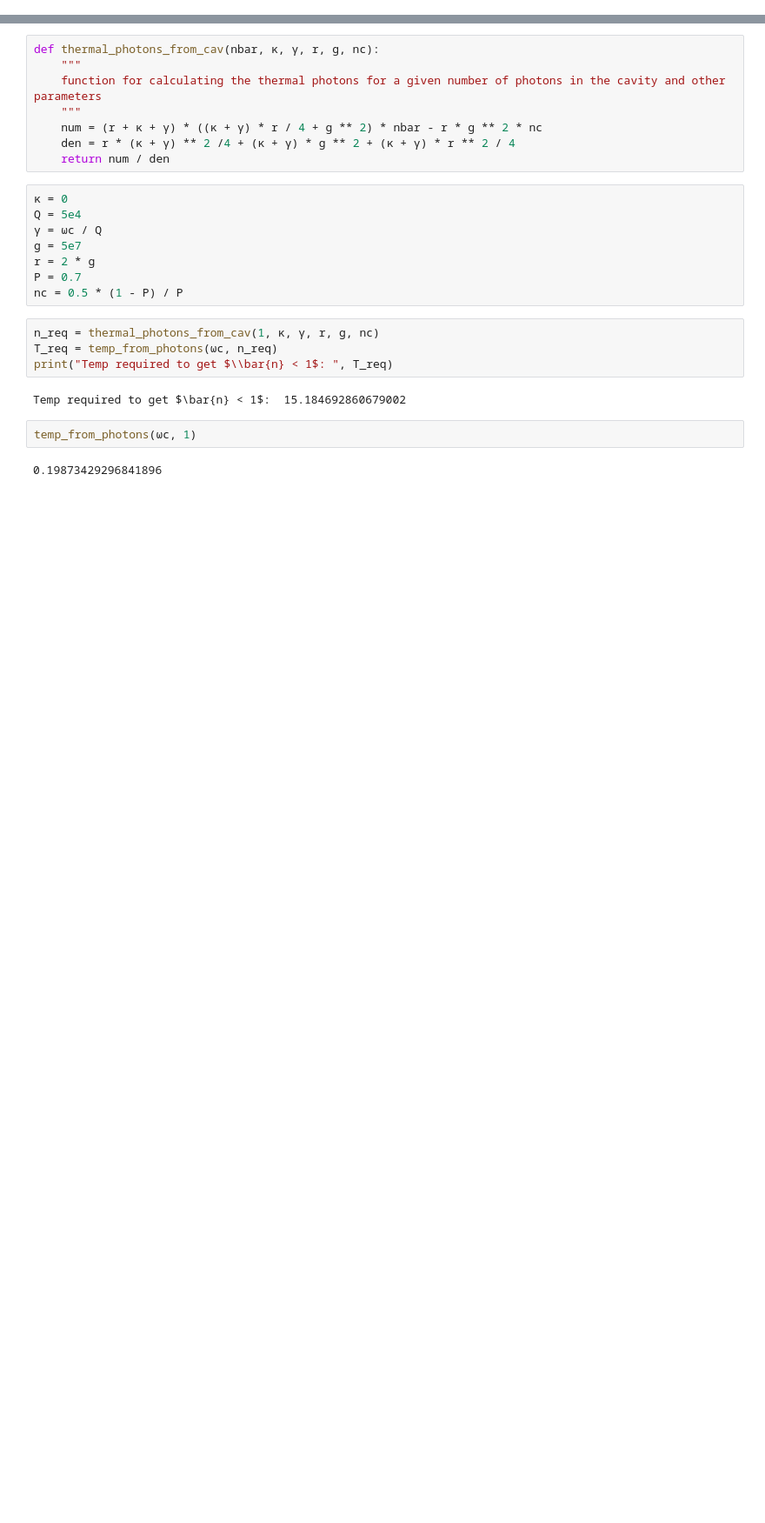
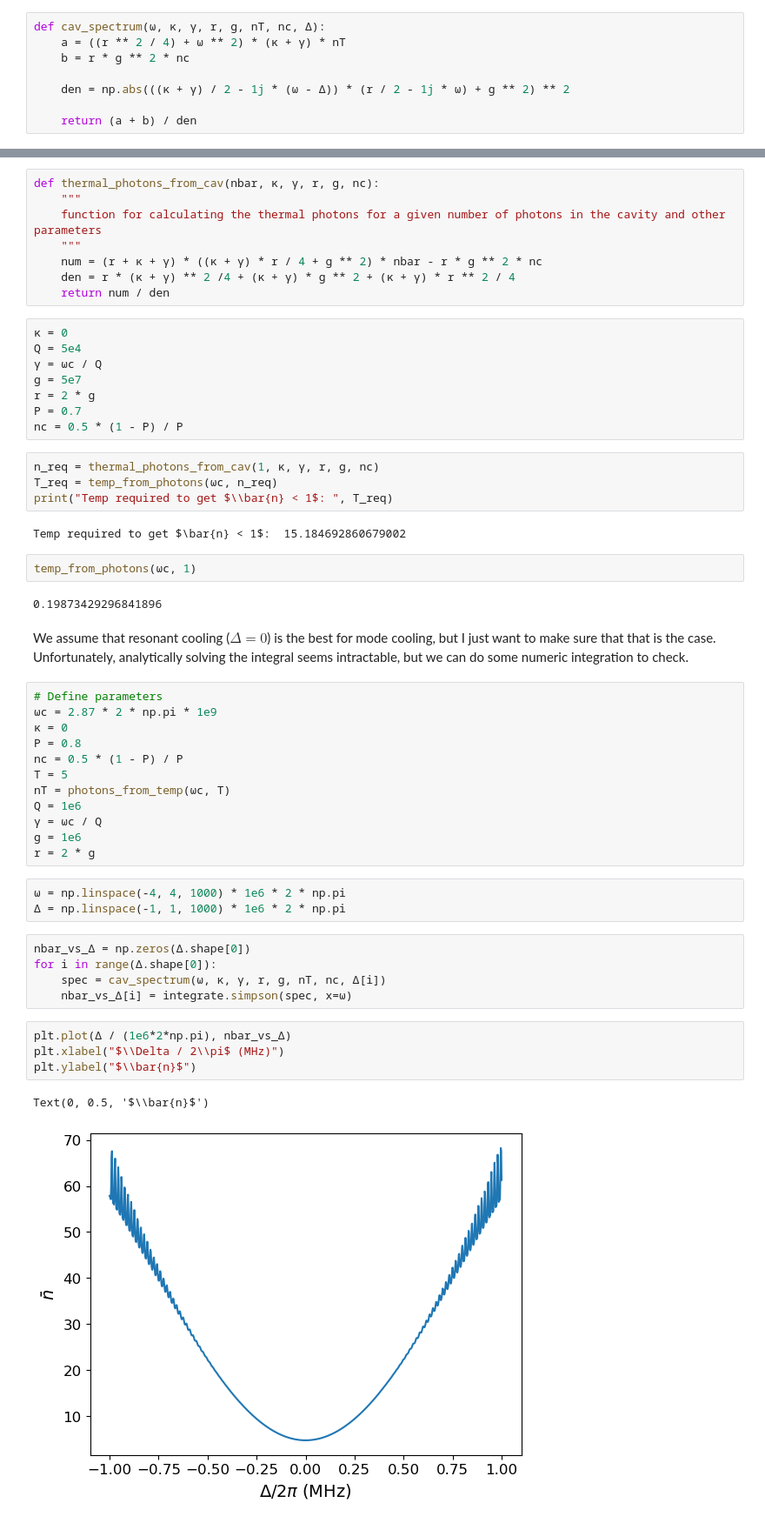
Before and after one commit to jleamer/mode_cooling, a Jupyter notebook: paper_calcs.ipynb, the cells around one changed output, grey strips where cells are left out. Shown: that part at 87% size. Cells and saved outputs as stored; diff of their text form; blank space fills up the shorter version.

```diff
--- a/paper_calcs.ipynb
+++ b/paper_calcs.ipynb
@@ -31,6 +32,14 @@ def full_mean_photons_cav(κ, γ, r, g, nT, nc):
     den = a + b
 
     return num / den
+# %%
+def cav_spectrum(ω, κ, γ, r, g, nT, nc, Δ):
+    a = ((r ** 2 / 4) + ω ** 2) * (κ + γ) * nT
+    b = r * g ** 2 * nc
+
+    den = np.abs(((κ + γ) / 2 - 1j * (ω - Δ)) * (r / 2 - 1j * ω) + g ** 2) ** 2
+
+    return (a + b) / den
 # %%
 # Define parameters
 ωc = 2.87 * 2 * np.pi * 1e9
@@ -582,3 +614,32 @@ Temp required to get $\bar{n} < 1$:  15.184692860679002
 temp_from_photons(ωc, 1)
 # %% [output]
 0.19873429296841896
+# %% [markdown]
+We assume that resonant cooling ($\Delta = 0$) is the best for mode cooling, but I just want to make sure that that is the case.  Unfortunately, analytically solving the integral seems intractable, but we can do some numeric integration to check.
+# %%
+# Define parameters
+ωc = 2.87 * 2 * np.pi * 1e9
+κ = 0
+P = 0.8
+nc = 0.5 * (1 - P) / P
+T = 5
+nT = photons_from_temp(ωc, T)
+Q = 1e6
+γ = ωc / Q
+g = 1e6
+r = 2 * g
+# %%
+ω = np.linspace(-4, 4, 1000) * 1e6 * 2 * np.pi
+Δ = np.linspace(-1, 1, 1000) * 1e6 * 2 * np.pi
+# %%
+nbar_vs_Δ = np.zeros(Δ.shape[0])
+for i in range(Δ.shape[0]):
+    spec = cav_spectrum(ω, κ, γ, r, g, nT, nc, Δ[i])
+    nbar_vs_Δ[i] = integrate.simpson(spec, x=ω)
+# %%
+plt.plot(Δ / (1e6*2*np.pi), nbar_vs_Δ)
+plt.xlabel("$\\Delta / 2\\pi$ (MHz)")
+plt.ylabel("$\\bar{n}$")
+# %% [output]
+Text(0, 0.5, '$\\bar{n}$')
+[figure, added]
```
Also changed, not shown: parts of 5 cells of this notebook.
